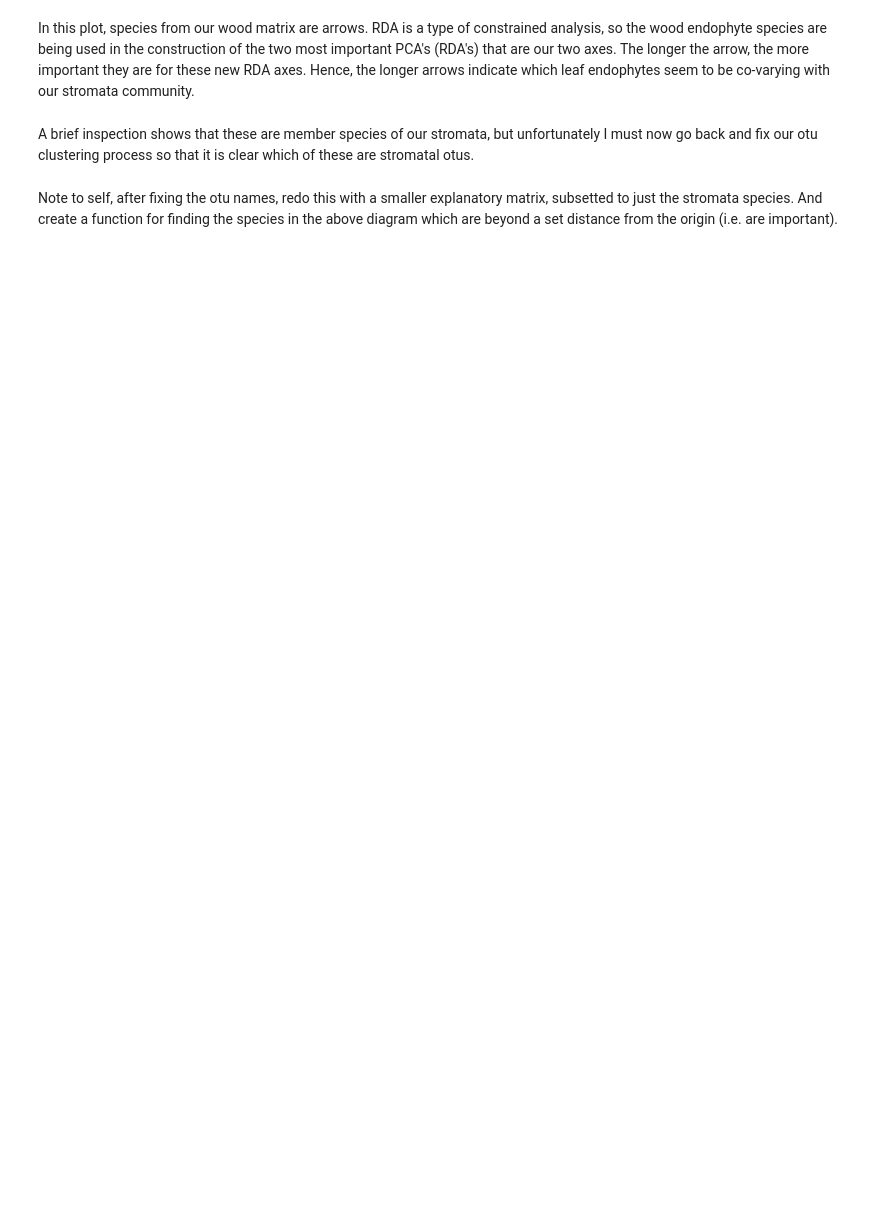
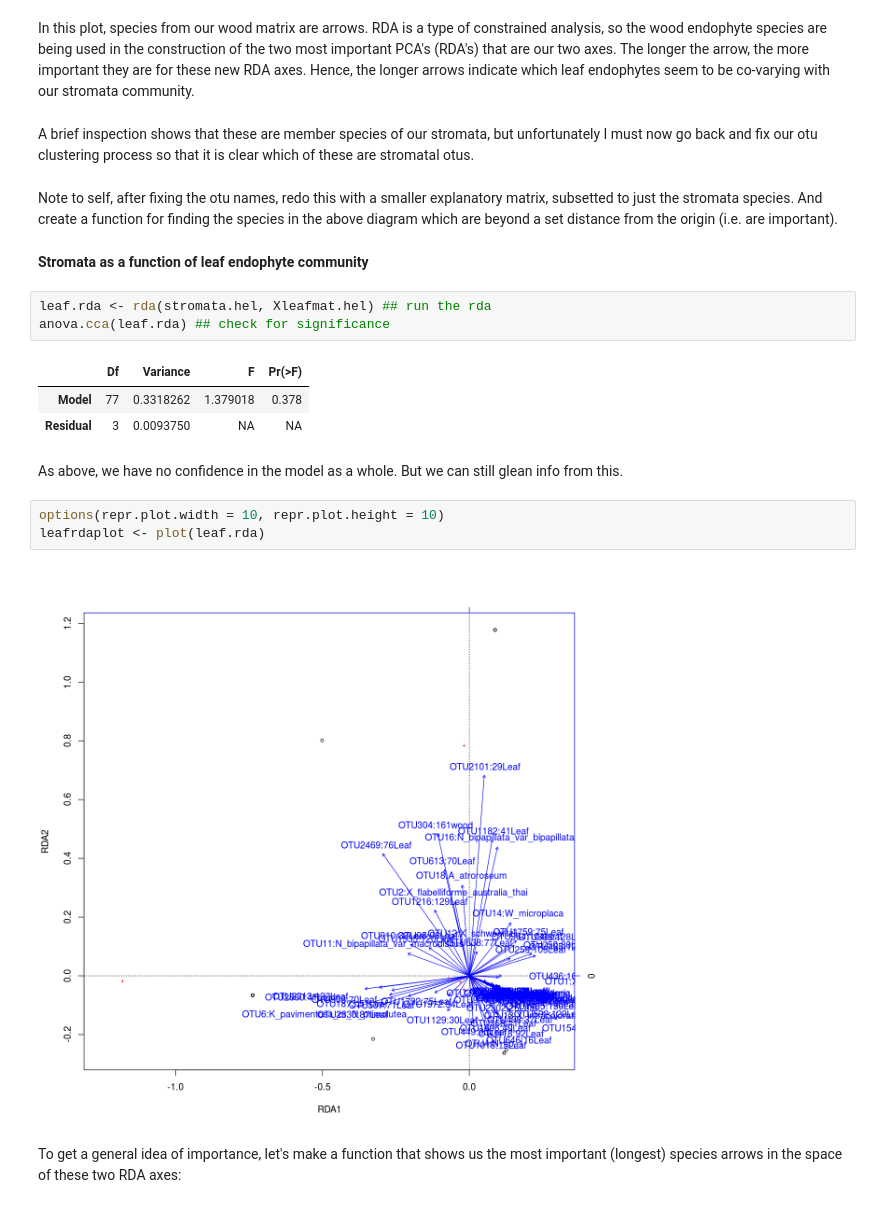
Before and after one commit to danchurch/taiwan_combined, a Jupyter notebook: XylariaLeafWoodStats.ipynb, the cells around one changed output. Cells and saved outputs as stored; diff of their text form; blank space fills up the shorter version.

```diff
--- a/XylariaLeafWoodStats.ipynb
+++ b/XylariaLeafWoodStats.ipynb
@@ -547,3 +559,21 @@ In this plot, species from our wood matrix are arrows. RDA is a type of constrai
 A brief inspection shows that these are member species of our stromata, but unfortunately I must now go back and fix our otu clustering process so that it is clear which of these are stromatal otus.
 # %% [markdown]
 Note to self, after fixing the otu names, redo this with a smaller explanatory matrix, subsetted to just the stromata species. And create a function for finding the species in the above diagram which are beyond a set distance from the origin (i.e. are important).
+# %% [markdown]
+**Stromata as a function of leaf endophyte community**
+# %%
+leaf.rda <- rda(stromata.hel, Xleafmat.hel) ## run the rda
+anova.cca(leaf.rda) ## check for significance
+# %% [output]
+|  | Df | Variance | F | Pr(>F) |
+| Model | 77 | 0.3318262 | 1.379018 | 0.378 |
+| Residual | 3 | 0.0093750 | NA | NA |
+# %% [markdown]
+As above, we have no confidence in the model as a whole. But we can still glean info from this.
+# %%
+options(repr.plot.width = 10, repr.plot.height = 10)
+leafrdaplot <- plot(leaf.rda)
+# %% [output]
+[figure, added]
+# %% [markdown]
+To get a general idea of importance, let's make a function that shows us the most important (longest) species arrows in the space of these two RDA axes:
```
Also changed, not shown: parts of 40 cells of this notebook.
